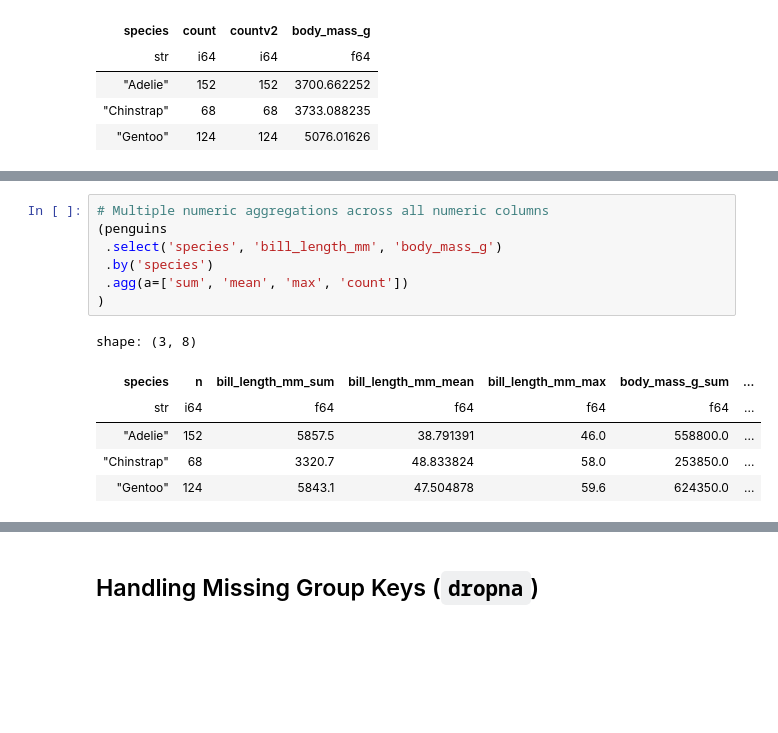
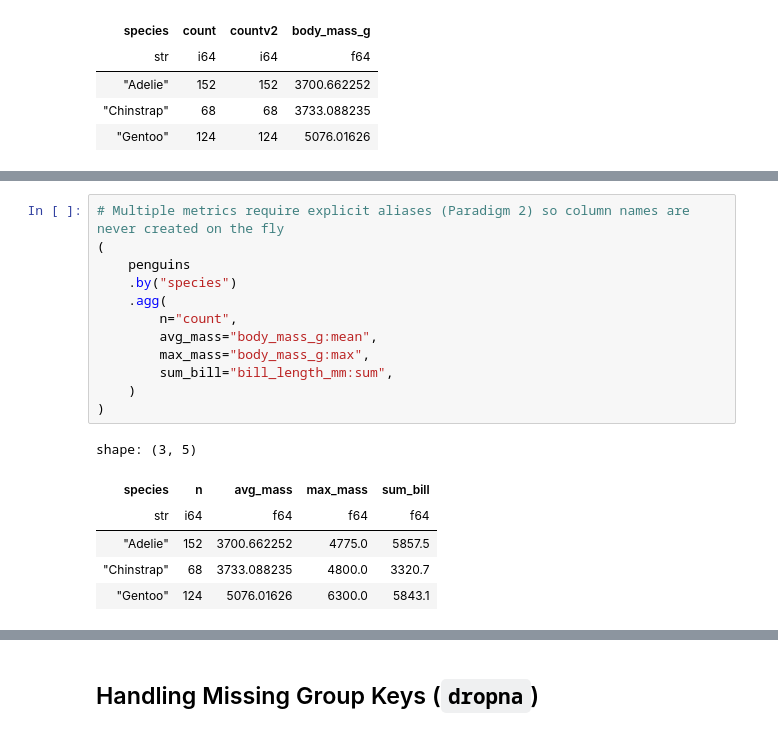
Before and after one commit to maddytae/pytae, a Jupyter notebook: docs/detailed_docs/library/agg.ipynb, the cells around one changed output, grey strips where cells are left out. Drawn from its saved outputs; the diff is of its cells as text; blank space fills up the shorter version.

Commit message:
feat: strictly prohibit creating column names on the fly in agg; enforce Paradigm 2 and 3

```diff
--- a/docs/detailed_docs/library/agg.ipynb
+++ b/docs/detailed_docs/library/agg.ipynb
@@ -169,17 +173,22 @@ shape: (5, 5)
 | "Chinstrap" | "Dream" | 68 | 48.833824 | 3733.088235 |
 | "Gentoo" | "Biscoe" | 124 | 47.504878 | 5076.01626 |
 # %%
-# Multiple numeric aggregations across all numeric columns
-(penguins
- .select('species', 'bill_length_mm', 'body_mass_g')
- .by('species')
- .agg(a=['sum', 'mean', 'max', 'count'])
+# Multiple metrics require explicit aliases (Paradigm 2) so column names are never created on the fly
+(
+    penguins
+    .by("species")
+    .agg(
+        n="count",
+        avg_mass="body_mass_g:mean",
+        max_mass="body_mass_g:max",
+        sum_bill="bill_length_mm:sum",
+    )
 )
 # %% [output]
-shape: (3, 8)
+shape: (3, 5)
-| species | n | bill_length_mm_sum | bill_length_mm_mean | bill_length_mm_max | body_mass_g_sum | ... |
-| str | i64 | f64 | f64 | f64 | f64 | ... |
-| "Adelie" | 152 | 5857.5 | 38.791391 | 46.0 | 558800.0 | ... |
-| "Chinstrap" | 68 | 3320.7 | 48.833824 | 58.0 | 253850.0 | ... |
-| "Gentoo" | 124 | 5843.1 | 47.504878 | 59.6 | 624350.0 | ... |
+| species | n | avg_mass | max_mass | sum_bill |
+| str | i64 | f64 | f64 | f64 |
+| "Adelie" | 152 | 3700.662252 | 4775.0 | 5857.5 |
+| "Chinstrap" | 68 | 3733.088235 | 4800.0 | 3320.7 |
+| "Gentoo" | 124 | 5076.01626 | 6300.0 | 5843.1 |
 # %%
```
Also changed, not shown: parts of 3 cells of this notebook, 18 other files.
